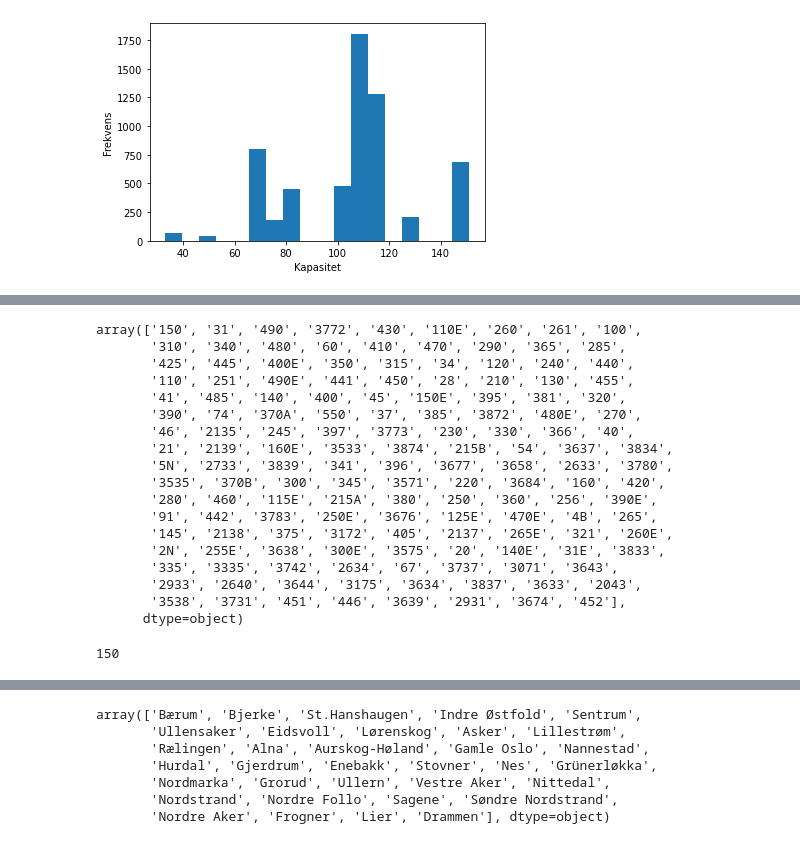
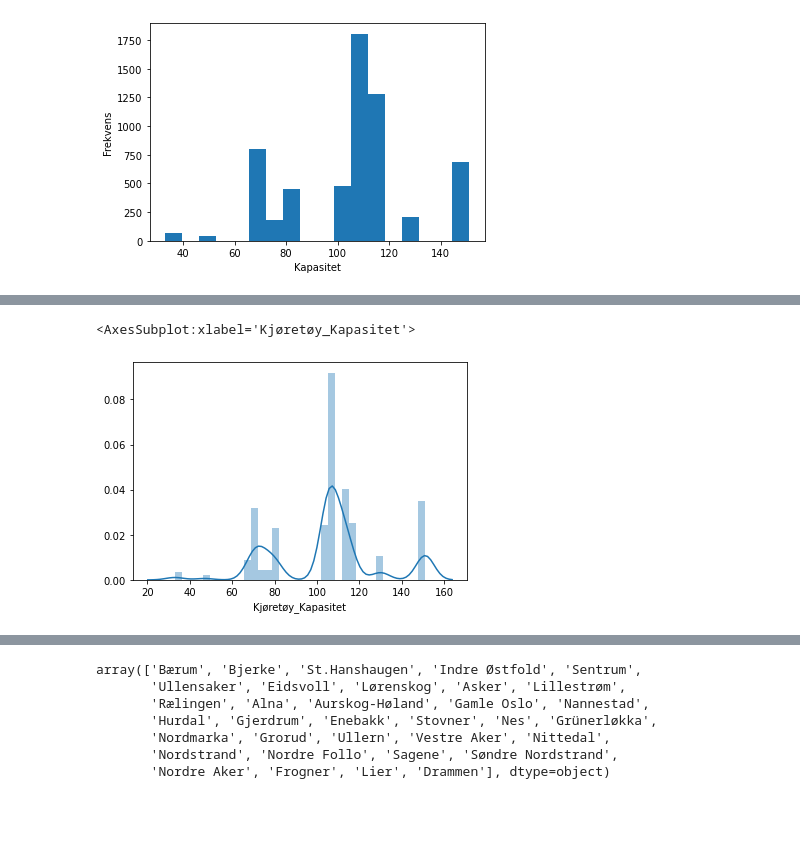
Before and after one commit to Kenn3Th/DAVE3625, a Jupyter notebook: Assignment_1/Oblig1.ipynb, the cells around one changed output, grey strips where cells are left out. Saved outputs shown, nothing was run; the diff lists cells and outputs as text; code cells hidden in the pictures; blank space fills up the shorter version.

```diff
--- a/Assignment_1/Oblig1.ipynb
+++ b/Assignment_1/Oblig1.ipynb
@@ -121,27 +76,7 @@ Name: Linjenavn, Length: 6000, dtype: object
-# %%
-pd.unique(Ruter_df.Linjenavn)
-# %% [output]
-array(['150', '31', '490', '3772', '430', '110E', '260', '261', '100',
-       '310', '340', '480', '60', '410', '470', '290', '365', '285',
-       '425', '445', '400E', '350', '315', '34', '120', '240', '440',
-       '110', '251', '490E', '441', '450', '28', '210', '130', '455',
-       '41', '485', '140', '400', '45', '150E', '395', '381', '320',
-       '390', '74', '370A', '550', '37', '385', '3872', '480E', '270',
-       '46', '2135', '245', '397', '3773', '230', '330', '366', '40',
-       '21', '2139', '160E', '3533', '3874', '215B', '54', '3637', '3834',
-       '5N', '2733', '3839', '341', '396', '3677', '3658', '2633', '3780',
-       '3535', '370B', '300', '345', '3571', '220', '3684', '160', '420',
-       '280', '460', '115E', '215A', '380', '250', '360', '256', '390E',
-       '91', '442', '3783', '250E', '3676', '125E', '470E', '4B', '265',
-       '145', '2138', '375', '3172', '405', '2137', '265E', '321', '260E',
-       '2N', '255E', '3638', '300E', '3575', '20', '140E', '31E', '3833',
-       '335', '3335', '3742', '2634', '67', '3737', '3071', '3643',
-       '2933', '2640', '3644', '3175', '3634', '3837', '3633', '2043',
-       '3538', '3731', '451', '446', '3639', '2931', '3674', '452'],
-      dtype=object)
-# %%
-len(pd.unique(Ruter_df.Linjenavn))
-# %% [output]
-150
+# %%
+sns.distplot(Ruter_df['Kjøretøy_Kapasitet'], bins=18*2, kde=True)
+# %% [output]
+<AxesSubplot:xlabel='Kjøretøy_Kapasitet'>
+[figure, added]
 # %%
 fig_Lname = plt.figure() #fig_Lname = figure for linjenavn
```
Also changed, not shown: parts of 14 cells of this notebook, 2 other files.
